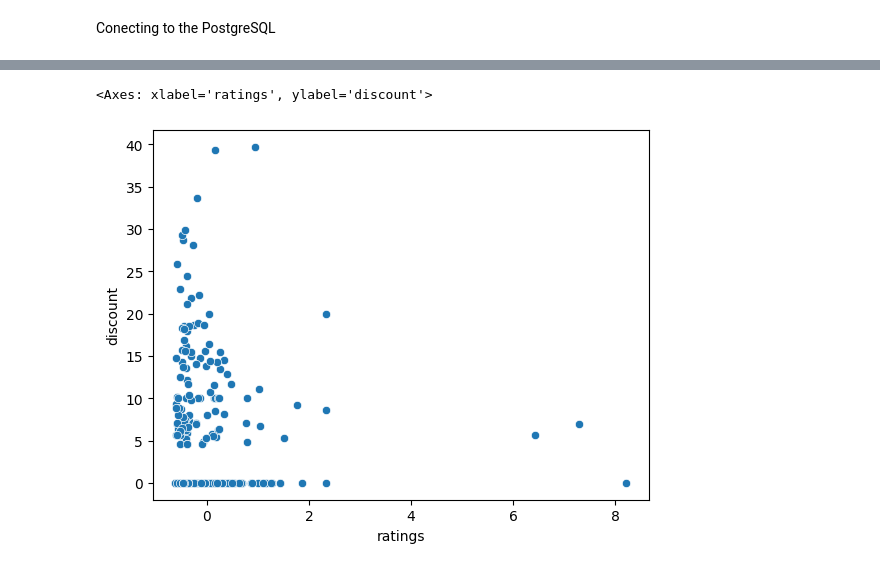
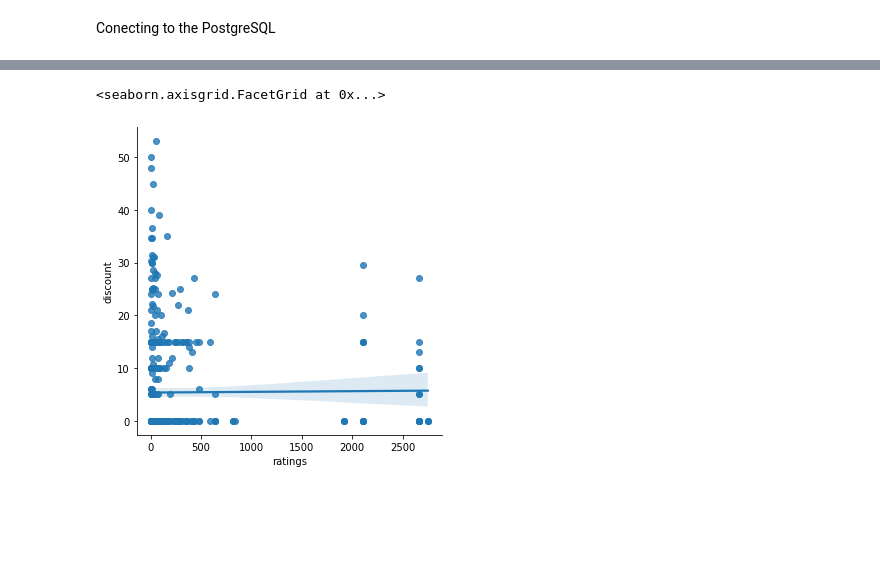
Before and after one commit to nelsonayamashita/e-commerce-scraper, a Jupyter notebook: analysis.ipynb, the cells around one changed output, grey strips where cells are left out. Saved outputs shown, nothing was run; the diff lists cells and outputs as text; code cells hidden in the pictures; blank space fills up the shorter version.

```diff
--- a/analysis.ipynb
+++ b/analysis.ipynb
@@ -42,5 +197,6 @@ df_amazon_standard["ratings"] = (df_amazon_standard["ratings"] - mean_value) / s
 # %%
-sns.scatterplot(data=df_amazon_standard[(df_amazon_standard["e-commerce"] == "Amazon")], x="ratings", y="discount")
+sns.lmplot(data=df[(df["e-commerce"] == "Mercado Livre")],
+                   x="ratings", y="discount")
 # %% [output]
-<Axes: xlabel='ratings', ylabel='discount'>
+<seaborn.axisgrid.FacetGrid at 0x...>
-[figure, old version]
+[figure, new version]
```
Also changed, not shown: parts of 33 cells of this notebook, 1 other file.
